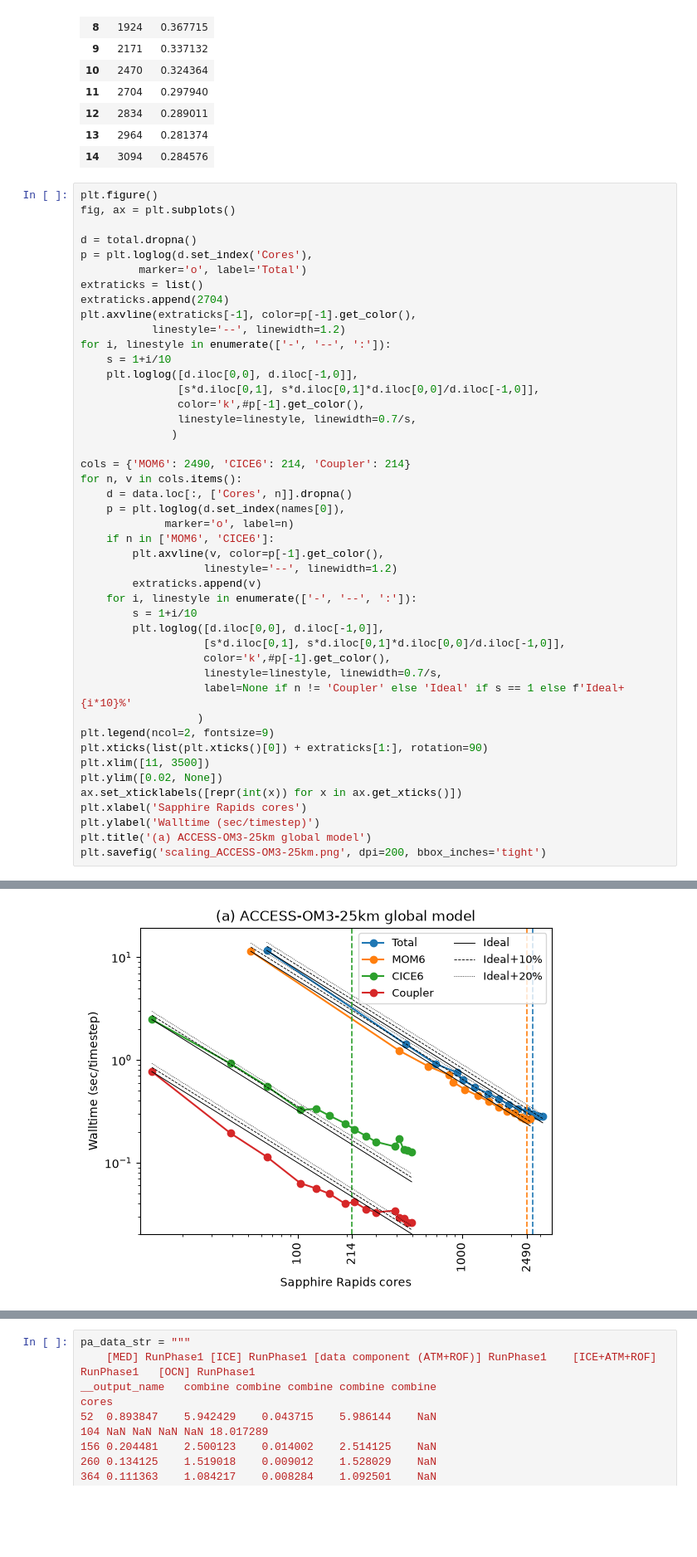
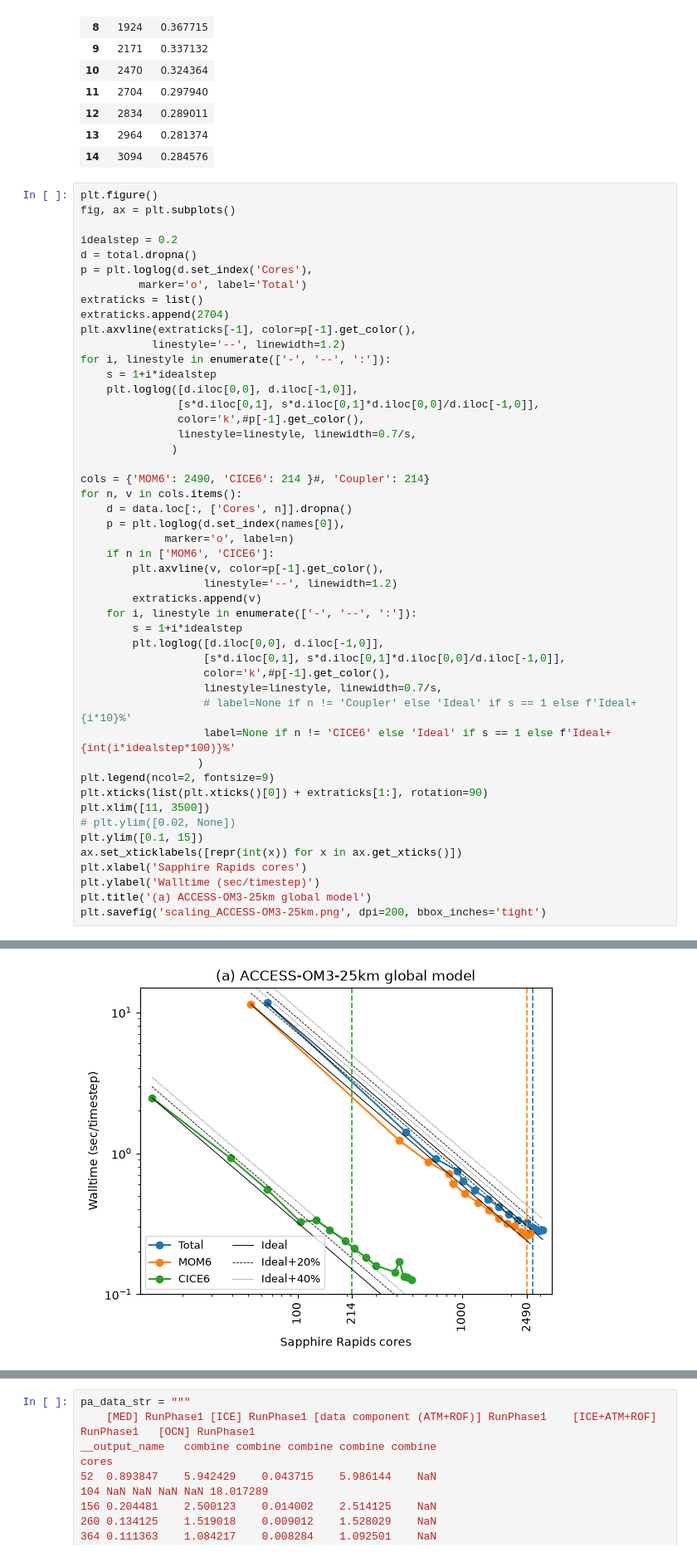
Before and after one commit to aekiss/NCMAS, a Jupyter notebook: Scaling.ipynb, the cells around one changed output, grey strips where cells are left out. Shown at 83% size. Cells and saved outputs as stored; diff of their text form; blank space fills up the shorter version.

```diff
--- a/Scaling.ipynb
+++ b/Scaling.ipynb
@@ -121,6 +123,7 @@ total
 plt.figure()
 fig, ax = plt.subplots()
 
+idealstep = 0.2
 d = total.dropna()
 p = plt.loglog(d.set_index('Cores'),
          marker='o', label='Total')
@@ -129,42 +132,44 @@ extraticks.append(2704)
 plt.axvline(extraticks[-1], color=p[-1].get_color(),
            linestyle='--', linewidth=1.2)
 for i, linestyle in enumerate(['-', '--', ':']):
-    s = 1+i/10
+    s = 1+i*idealstep
     plt.loglog([d.iloc[0,0], d.iloc[-1,0]],
                [s*d.iloc[0,1], s*d.iloc[0,1]*d.iloc[0,0]/d.iloc[-1,0]],
                color='k',#p[-1].get_color(),
                linestyle=linestyle, linewidth=0.7/s,
               )
 
-cols = {'MOM6': 2490, 'CICE6': 214, 'Coupler': 214}
+cols = {'MOM6': 2490, 'CICE6': 214 }#, 'Coupler': 214}
 for n, v in cols.items():
     d = data.loc[:, ['Cores', n]].dropna()
     p = plt.loglog(d.set_index(names[0]),
              marker='o', label=n)
     if n in ['MOM6', 'CICE6']:
         plt.axvline(v, color=p[-1].get_color(),
                    linestyle='--', linewidth=1.2)
         extraticks.append(v)
     for i, linestyle in enumerate(['-', '--', ':']):
-        s = 1+i/10
+        s = 1+i*idealstep
         plt.loglog([d.iloc[0,0], d.iloc[-1,0]],
                    [s*d.iloc[0,1], s*d.iloc[0,1]*d.iloc[0,0]/d.iloc[-1,0]],
                    color='k',#p[-1].get_color(),
                    linestyle=linestyle, linewidth=0.7/s,
-                   label=None if n != 'Coupler' else 'Ideal' if s == 1 else f'Ideal+{i*10}%'
+                   # label=None if n != 'Coupler' else 'Ideal' if s == 1 else f'Ideal+{i*10}%'
+                   label=None if n != 'CICE6' else 'Ideal' if s == 1 else f'Ideal+{int(i*idealstep*100)}%'
                   )
 plt.legend(ncol=2, fontsize=9)
 plt.xticks(list(plt.xticks()[0]) + extraticks[1:], rotation=90)
 plt.xlim([11, 3500])
-plt.ylim([0.02, None])
+# plt.ylim([0.02, None])
+plt.ylim([0.1, 15])
 ax.set_xticklabels([repr(int(x)) for x in ax.get_xticks()])
 plt.xlabel('Sapphire Rapids cores')
 plt.ylabel('Walltime (sec/timestep)')
 plt.title('(a) ACCESS-OM3-25km global model')
 plt.savefig('scaling_ACCESS-OM3-25km.png', dpi=200, bbox_inches='tight')
 # %% [output]
 <Figure size 640x480 with 0 Axes>
-[figure, old version]
+[figure, new version]
 # %% [markdown]
 ## ACCESS-rOM3-panant-4km regional model
 
```
Also changed, not shown: parts of 5 cells of this notebook.
